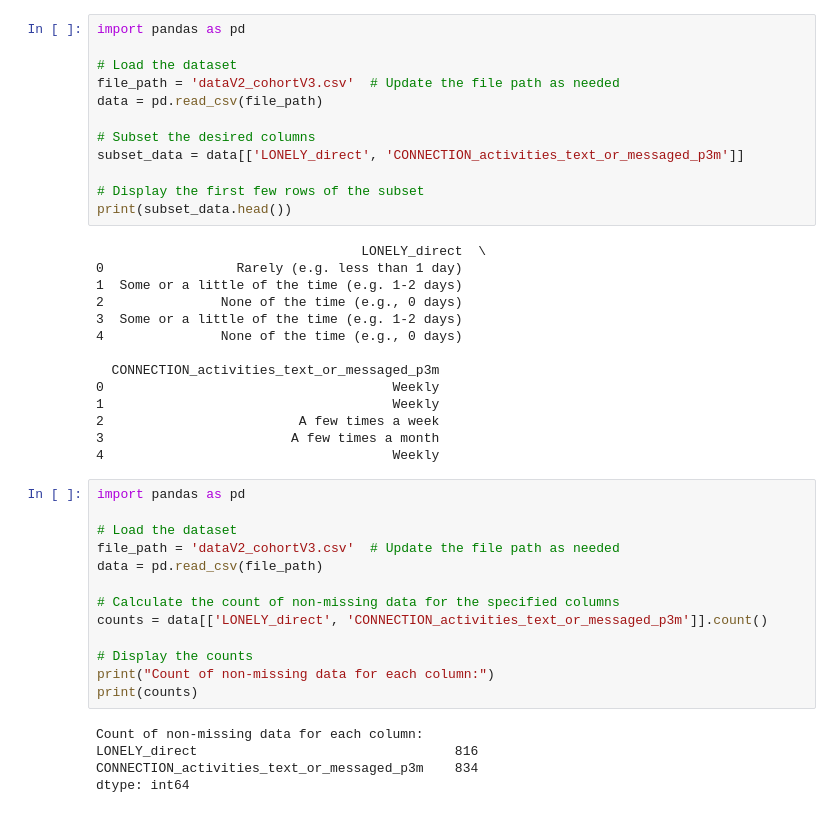
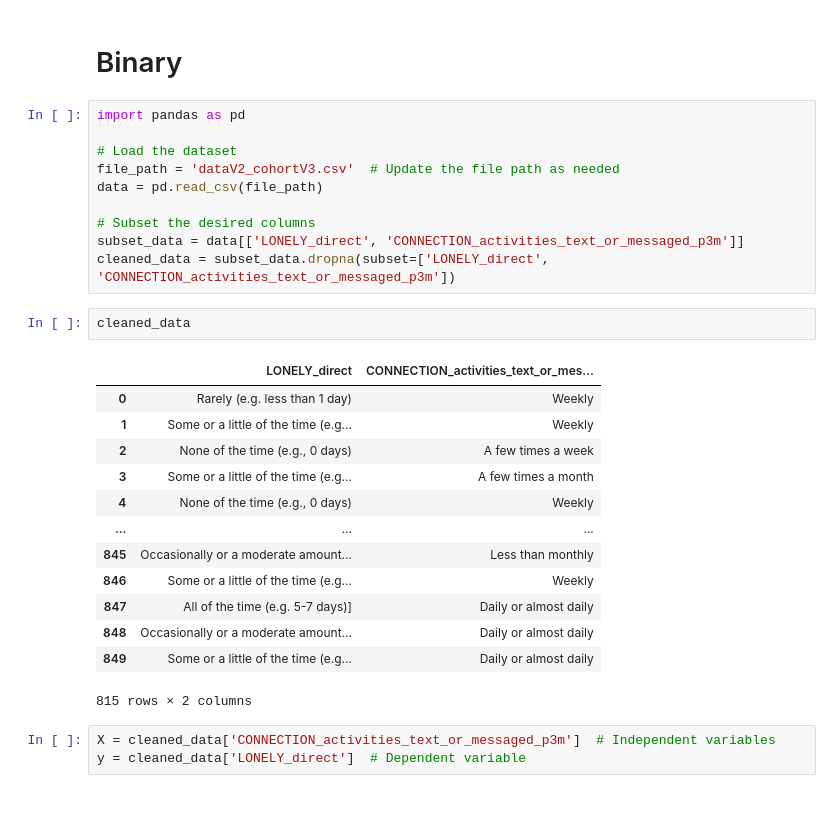
Before and after one commit to Zain-Mahmoud/sta130cp, a Jupyter notebook: Edie analysis.ipynb, the cells around one changed output. Saved outputs shown, nothing was run; the diff lists cells and outputs as text.

```diff
--- a/Edie analysis.ipynb
+++ b/Edie analysis.ipynb
@@ -1,3 +1,5 @@
+# %% [markdown]
+# Binary
 # %%
 import pandas as pd
 
@@ -7,38 +9,23 @@ data = pd.read_csv(file_path)
 
 # Subset the desired columns
 subset_data = data[['LONELY_direct', 'CONNECTION_activities_text_or_messaged_p3m']]
-
-# Display the first few rows of the subset
-print(subset_data.head())
+cleaned_data = subset_data.dropna(subset=['LONELY_direct', 'CONNECTION_activities_text_or_messaged_p3m'])
-# %% [output]
-                                  LONELY_direct  \
-0                 Rarely (e.g. less than 1 day)
-1  Some or a little of the time (e.g. 1-2 days)
-2               None of the time (e.g., 0 days)
-3  Some or a little of the time (e.g. 1-2 days)
-4               None of the time (e.g., 0 days)
-
-  CONNECTION_activities_text_or_messaged_p3m
-0                                     Weekly
-1                                     Weekly
-2                         A few times a week
-3                        A few times a month
-4                                     Weekly
-# %%
-import pandas as pd
-
-# Load the dataset
-file_path = 'dataV2_cohortV3.csv'  # Update the file path as needed
-data = pd.read_csv(file_path)
-
-# Calculate the count of non-missing data for the specified columns
-counts = data[['LONELY_direct', 'CONNECTION_activities_text_or_messaged_p3m']].count()
-
-# Display the counts
-print("Count of non-missing data for each column:")
-print(counts)
-# %% [output]
-Count of non-missing data for each column:
-LONELY_direct                                 816
-CONNECTION_activities_text_or_messaged_p3m    834
-dtype: int64
+# %%
+cleaned_data
+# %% [output]
+|  | LONELY_direct | CONNECTION_activities_text_or_mes... |
+| 0 | Rarely (e.g. less than 1 day) | Weekly |
+| 1 | Some or a little of the time (e.g... | Weekly |
+| 2 | None of the time (e.g., 0 days) | A few times a week |
+| 3 | Some or a little of the time (e.g... | A few times a month |
+| 4 | None of the time (e.g., 0 days) | Weekly |
+| ... | ... | ... |
+| 845 | Occasionally or a moderate amount... | Less than monthly |
+| 846 | Some or a little of the time (e.g... | Weekly |
+| 847 | All of the time (e.g. 5-7 days)] | Daily or almost daily |
+| 848 | Occasionally or a moderate amount... | Daily or almost daily |
+| 849 | Some or a little of the time (e.g... | Daily or almost daily |
+815 rows × 2 columns
+# %%
+X = cleaned_data['CONNECTION_activities_text_or_messaged_p3m']  # Independent variables
+y = cleaned_data['LONELY_direct']  # Dependent variable
```
Also changed, not shown: parts of 20 cells of this notebook.
